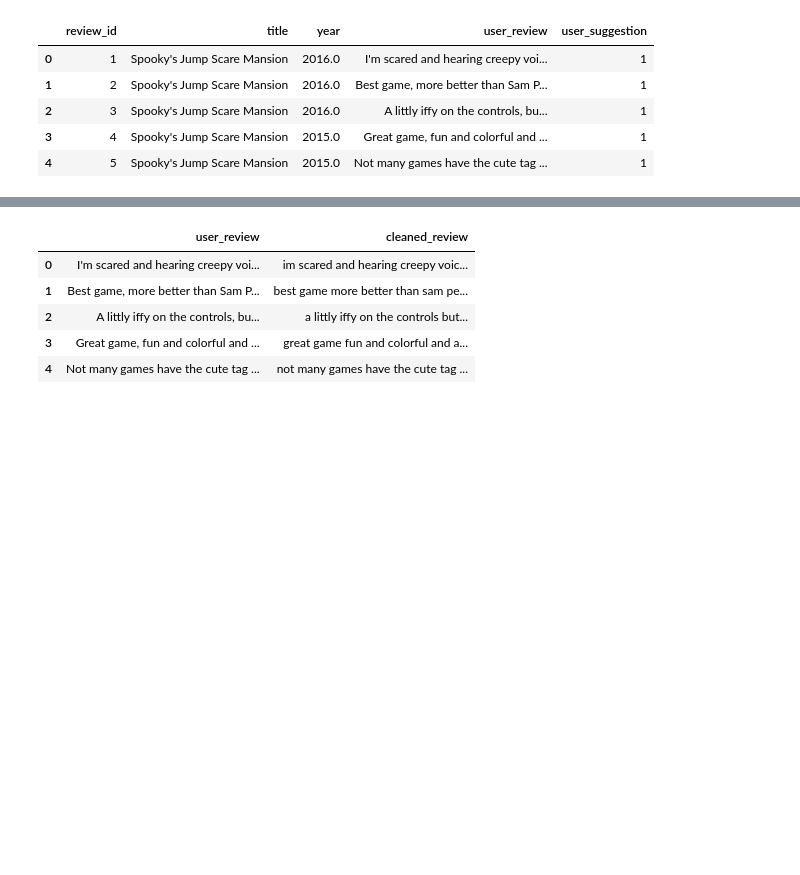
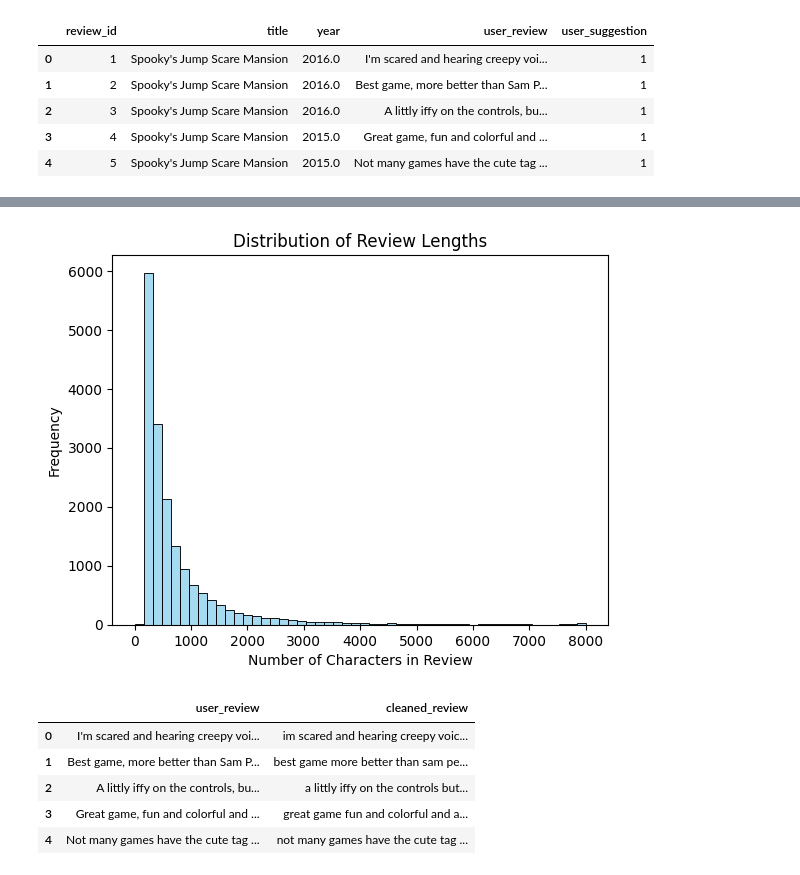
Before and after one commit to Subhangee19/DataAnalysis, a Jupyter notebook: Untitled11.ipynb, the cells around one changed output, grey strips where cells are left out. Cells and saved outputs as stored; diff of their text form; code cells hidden in the pictures; blank space fills up the shorter version.

```diff
--- a/Untitled11.ipynb
+++ b/Untitled11.ipynb
@@ -79,3 +107,15 @@ df.head()
+# %%
+# Add a column for review length
+df['review_length'] = df['user_review'].astype(str).apply(len)
+
+# Plot the length distribution
+sns.histplot(df['review_length'], bins=50, color='skyblue')
+plt.title('Distribution of Review Lengths')
+plt.xlabel('Number of Characters in Review')
+plt.ylabel('Frequency')
+plt.show()
+# %% [output]
+[figure, added]
 # %%
 import string
 
```
Also changed, not shown: parts of 14 cells of this notebook.
